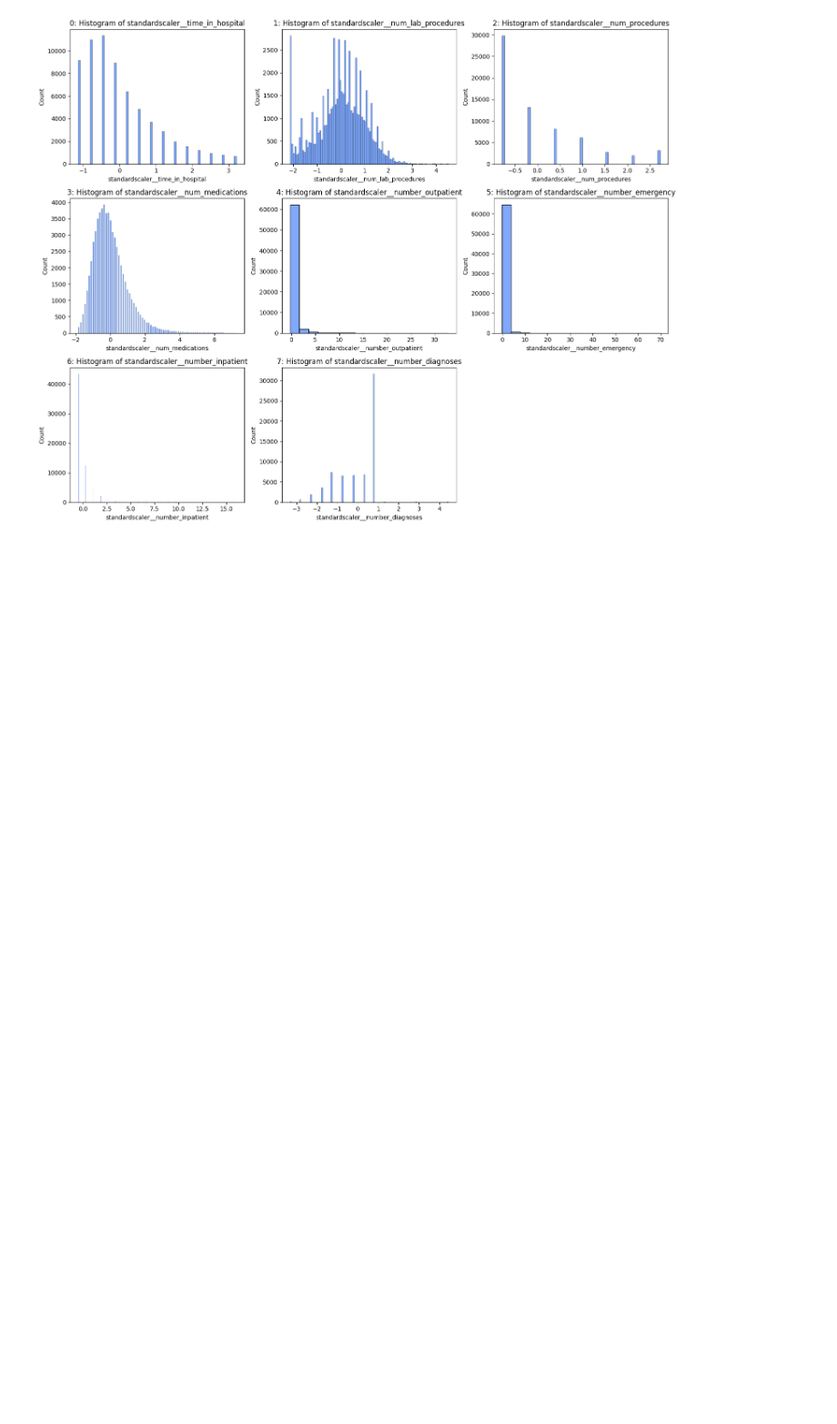
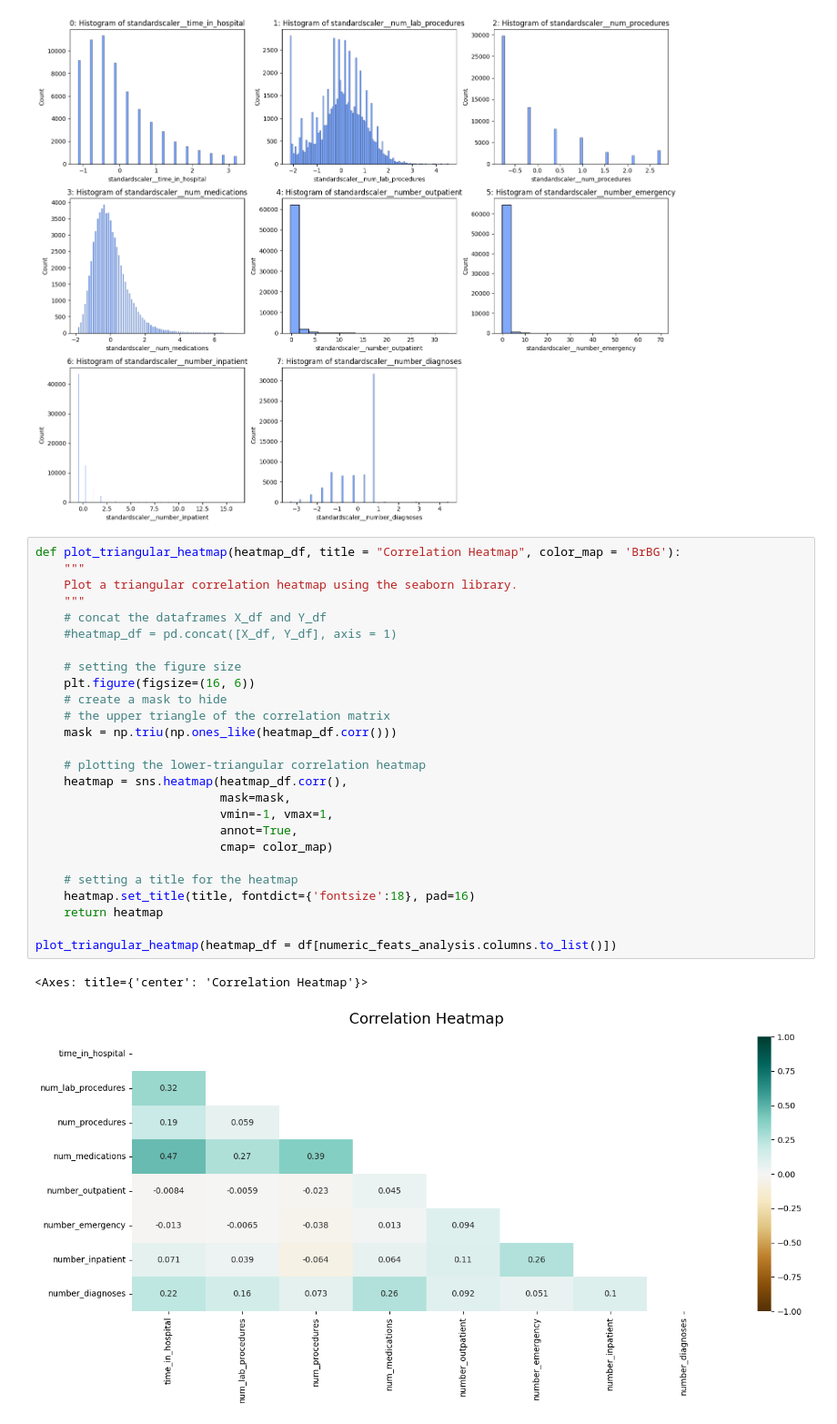
Before and after one commit to wip-0/ds207_final_project, a Jupyter notebook: notebook/data_analysis_prep_vts.ipynb, the cells around one changed output. Shown at 91% size. Saved outputs shown, nothing was run; the diff lists cells and outputs as text; blank space fills up the shorter version.

Commit message:
updates - creating a heatmap between specific features

```diff
--- a/notebook/data_analysis_prep_vts.ipynb
+++ b/notebook/data_analysis_prep_vts.ipynb
@@ -369,3 +370,32 @@ df_transformed_temp[0]
 plot_histograms(df_transformed_temp[0])
 # %% [output]
 [figure]
+# %%
+def plot_triangular_heatmap(heatmap_df, title = "Correlation Heatmap", color_map = 'BrBG'):
+    """
+    Plot a triangular correlation heatmap using the seaborn library.
+    """
+    # concat the dataframes X_df and Y_df
+    #heatmap_df = pd.concat([X_df, Y_df], axis = 1)
+
+    # setting the figure size
+    plt.figure(figsize=(16, 6))
+    # create a mask to hide
+    # the upper triangle of the correlation matrix
+    mask = np.triu(np.ones_like(heatmap_df.corr()))
+
+    # plotting the lower-triangular correlation heatmap
+    heatmap = sns.heatmap(heatmap_df.corr(),
+                          mask=mask,
+                          vmin=-1, vmax=1,
+                          annot=True,
+                          cmap= color_map)
+
+    # setting a title for the heatmap
+    heatmap.set_title(title, fontdict={'fontsize':18}, pad=16)
+    return heatmap
+
+plot_triangular_heatmap(heatmap_df = df[numeric_feats_analysis.columns.to_list()])
+# %% [output]
+<Axes: title={'center': 'Correlation Heatmap'}>
+[figure, added]
```
Also changed, not shown: parts of 2 cells of this notebook.
